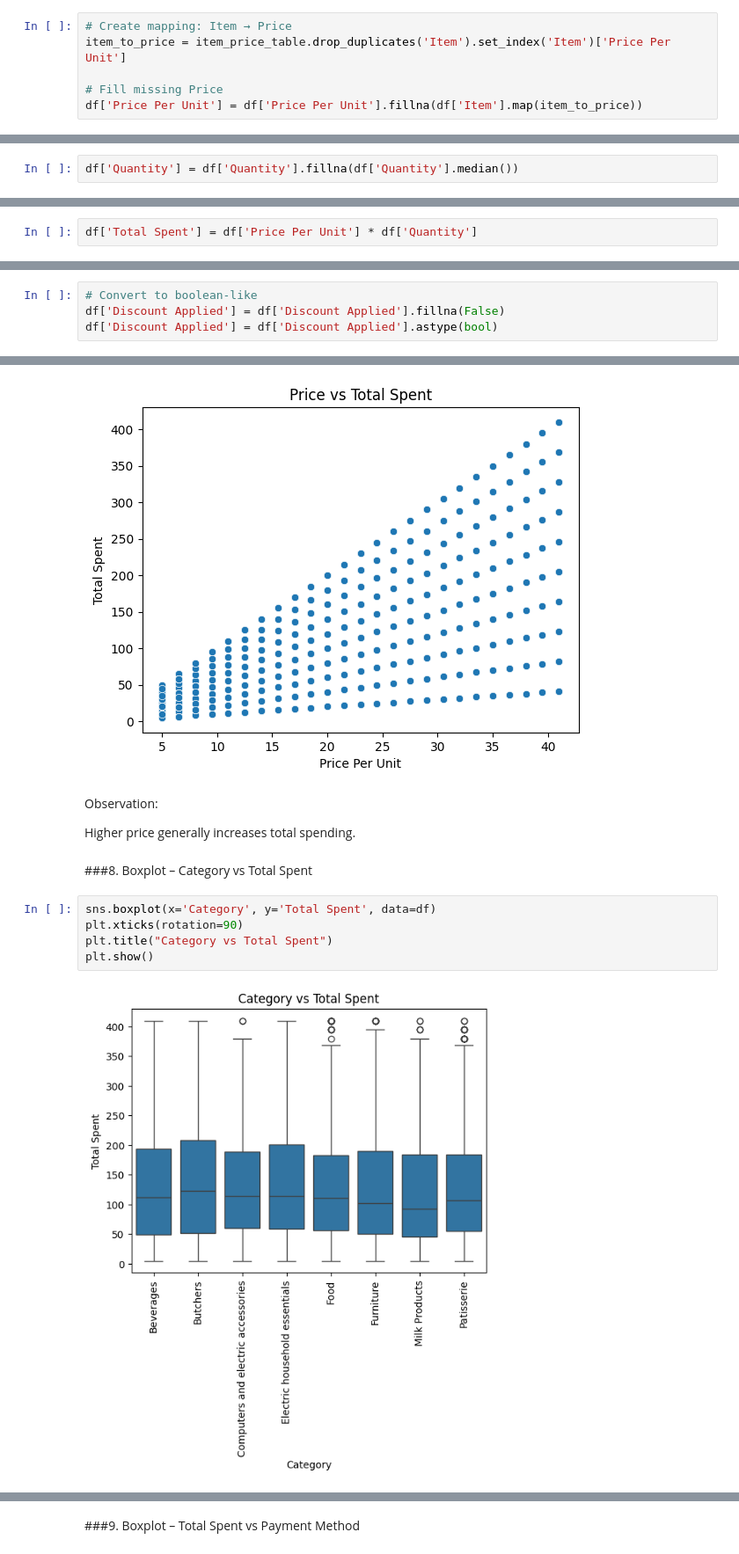
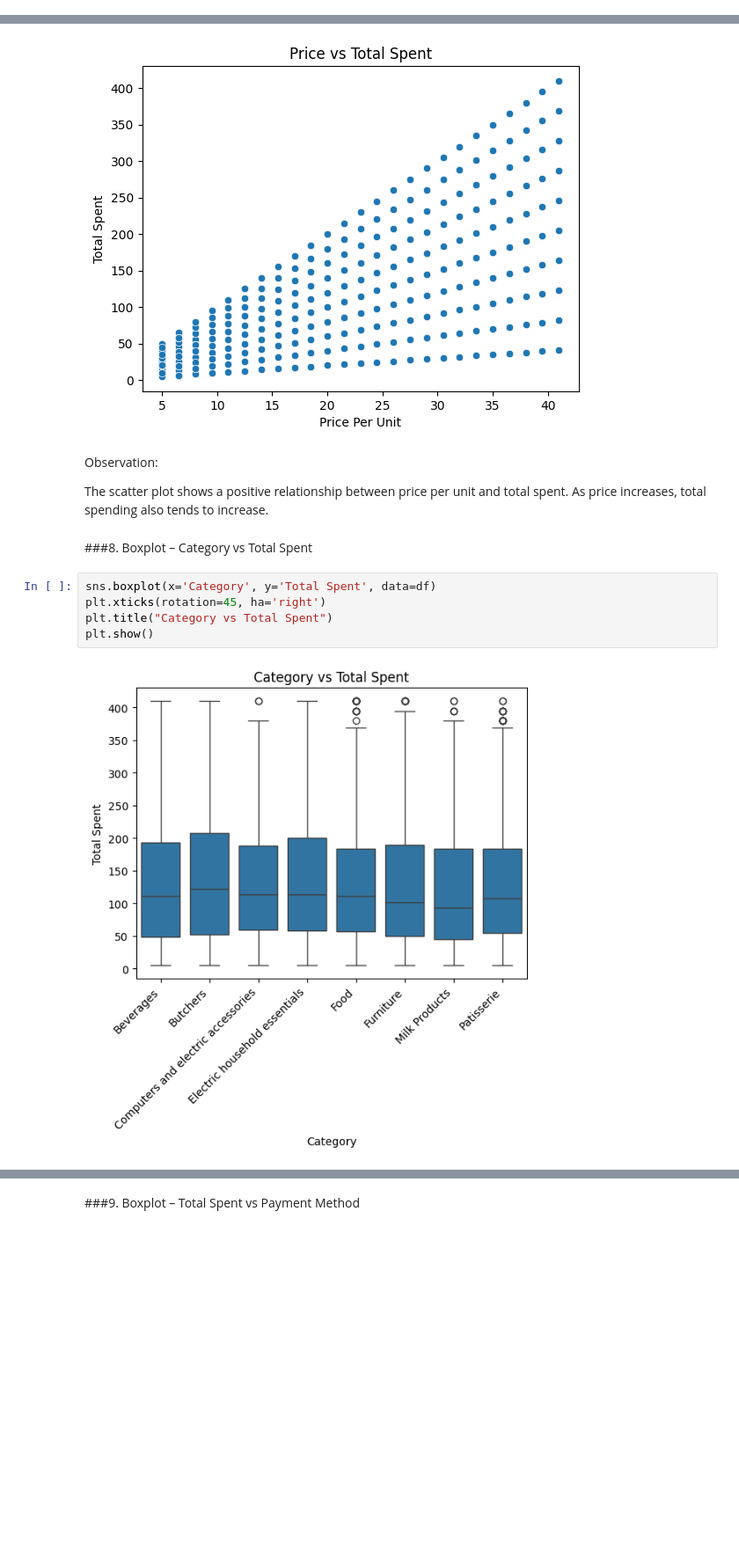
Before and after one commit to maybraniswe/Retail-Store-Sales-Analysis-and-Prediction, a Jupyter notebook: PDSE Project_Retail Store Sales Analysis and Prediction.ipynb, the cells around one changed output, grey strips where cells are left out. Shown at 88% size. Cells and saved outputs as stored; diff of their text form; blank space fills up the shorter version.

```diff
--- a/PDSE Project_Retail Store Sales Analysis and Prediction.ipynb
+++ b/PDSE Project_Retail Store Sales Analysis and Prediction.ipynb
@@ -303,6 +248,0 @@ Missing Item values were filled using the corresponding Price Per Unit from the
-# %%
-# Create mapping: Item → Price
-item_to_price = item_price_table.drop_duplicates('Item').set_index('Item')['Price Per Unit']
-
-# Fill missing Price
-df['Price Per Unit'] = df['Price Per Unit'].fillna(df['Item'].map(item_to_price))
@@ -315,2 +248,0 @@ Missing Price Per Unit values were filled using the corresponding Item from the
-# %%
-df['Quantity'] = df['Quantity'].fillna(df['Quantity'].median())
@@ -323,2 +248,0 @@ Missing Quantity values were filled using the median to reduce the effect of out
-# %%
-df['Total Spent'] = df['Price Per Unit'] * df['Quantity']
@@ -331,4 +248,0 @@ The Total Spent column was recalculated to ensure consistency after filling miss
-# %%
-# Convert to boolean-like
-df['Discount Applied'] = df['Discount Applied'].fillna(False)
-df['Discount Applied'] = df['Discount Applied'].astype(bool)
@@ -480,16 +391,16 @@ plt.title("Price vs Total Spent")
 plt.show()
 # %% [output]
 [figure]
-# %% [markdown]
-Observation:
-
-Higher price generally increases total spending.
+# %% [markdown]
+Observation:
+
+The scatter plot shows a positive relationship between price per unit and total spent. As price increases, total spending also tends to increase.
 # %% [markdown]
 ###8. Boxplot – Category vs Total Spent
 # %%
 sns.boxplot(x='Category', y='Total Spent', data=df)
-plt.xticks(rotation=90)
+plt.xticks(rotation=45, ha='right')
 plt.title("Category vs Total Spent")
 plt.show()
 # %% [output]
-[figure, old version]
+[figure, new version]
```
Also changed, not shown: parts of 54 cells of this notebook.
